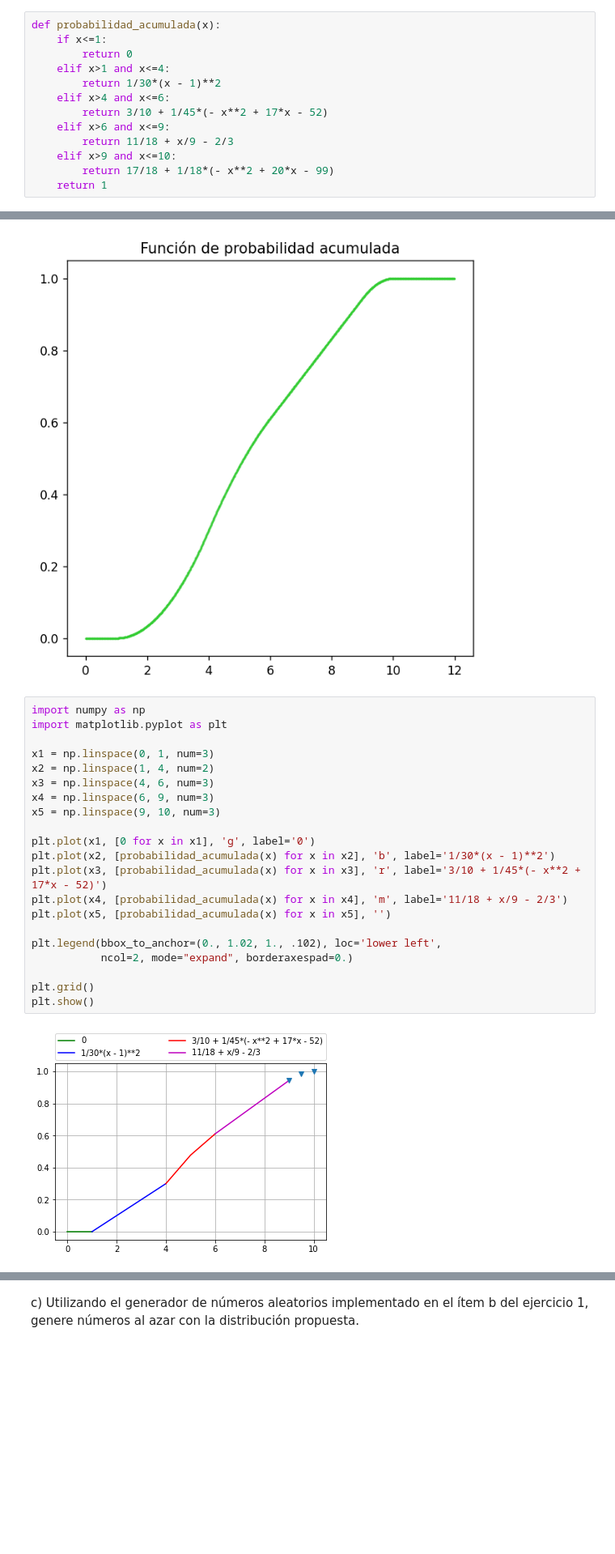
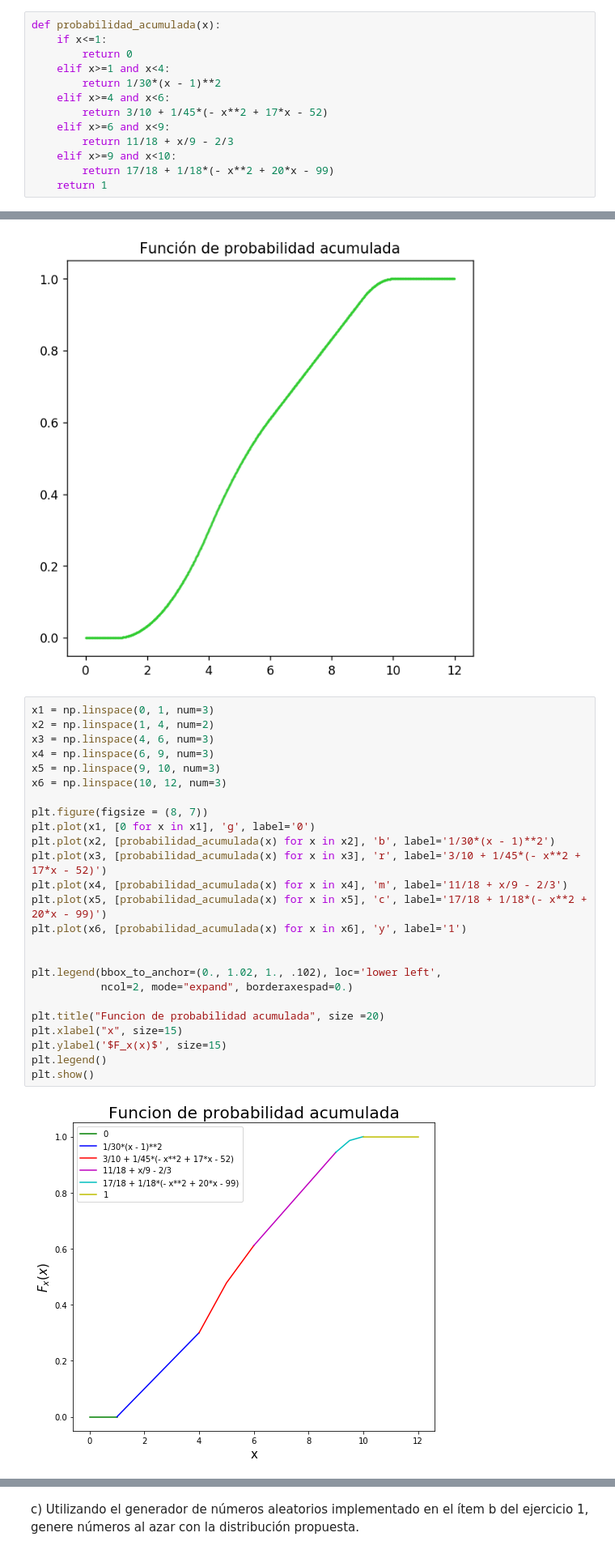
Before and after one commit to matiscakosky/simulhav, a Jupyter notebook: tp1.ipynb, the cells around one changed output, grey strips where cells are left out. Shown at 81% size. Cells and saved outputs as stored; diff of their text form; blank space fills up the shorter version.

```diff
--- a/tp1.ipynb
+++ b/tp1.ipynb
@@ -250,13 +250,13 @@ $$F_x(x)=\int_{-\infty}^{x} f_x(x)\ dx= \left\{
 def probabilidad_acumulada(x):
     if x<=1:
         return 0
-    elif x>1 and x<=4:
+    elif x>=1 and x<4:
         return 1/30*(x - 1)**2
-    elif x>4 and x<=6:
+    elif x>=4 and x<6:
         return 3/10 + 1/45*(- x**2 + 17*x - 52)
-    elif x>6 and x<=9:
+    elif x>=6 and x<9:
         return 11/18 + x/9 - 2/3
-    elif x>9 and x<=10:
+    elif x>=9 and x<10:
         return 17/18 + 1/18*(- x**2 + 20*x - 99)
     return 1
 # %%
@@ -273,25 +273,29 @@ plt.show()
 # %% [output]
 [figure]
 # %%
-import numpy as np
-import matplotlib.pyplot as plt
-
 x1 = np.linspace(0, 1, num=3)
 x2 = np.linspace(1, 4, num=2)
 x3 = np.linspace(4, 6, num=3)
 x4 = np.linspace(6, 9, num=3)
 x5 = np.linspace(9, 10, num=3)
+x6 = np.linspace(10, 12, num=3)
 
+plt.figure(figsize = (8, 7))
 plt.plot(x1, [0 for x in x1], 'g', label='0')
 plt.plot(x2, [probabilidad_acumulada(x) for x in x2], 'b', label='1/30*(x - 1)**2')
 plt.plot(x3, [probabilidad_acumulada(x) for x in x3], 'r', label='3/10 + 1/45*(- x**2 + 17*x - 52)')
 plt.plot(x4, [probabilidad_acumulada(x) for x in x4], 'm', label='11/18 + x/9 - 2/3')
-plt.plot(x5, [probabilidad_acumulada(x) for x in x5], '')
+plt.plot(x5, [probabilidad_acumulada(x) for x in x5], 'c', label='17/18 + 1/18*(- x**2 + 20*x - 99)')
+plt.plot(x6, [probabilidad_acumulada(x) for x in x6], 'y', label='1')
+
 
 plt.legend(bbox_to_anchor=(0., 1.02, 1., .102), loc='lower left',
            ncol=2, mode="expand", borderaxespad=0.)
 
-plt.grid()
+plt.title("Funcion de probabilidad acumulada", size =20)
+plt.xlabel("x", size=15)
+plt.ylabel('$F_x(x)$', size=15)
+plt.legend()
 plt.show()
 # %% [output]
-[figure, old version]
+[figure, new version]
```
Also changed, not shown: parts of 14 cells of this notebook.
